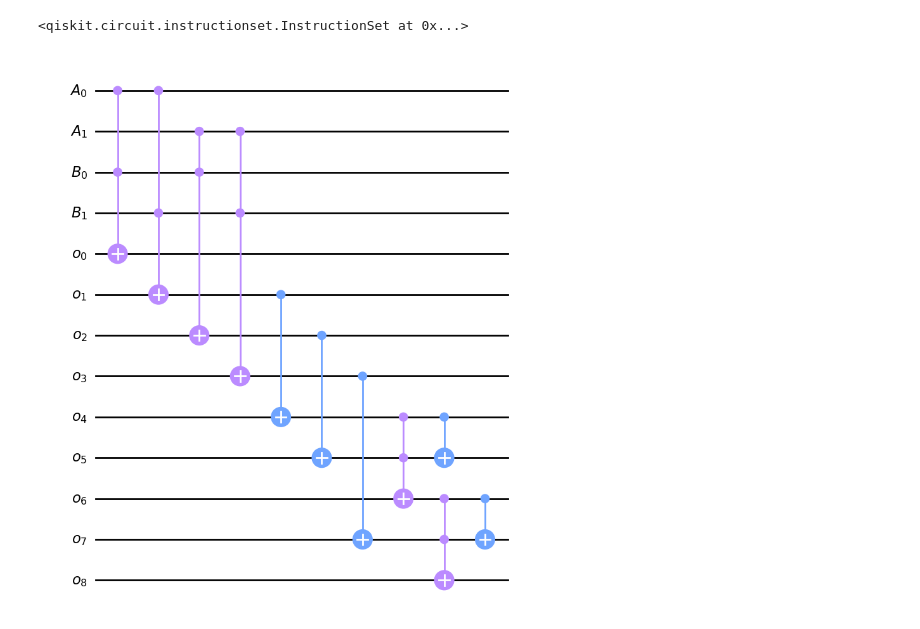
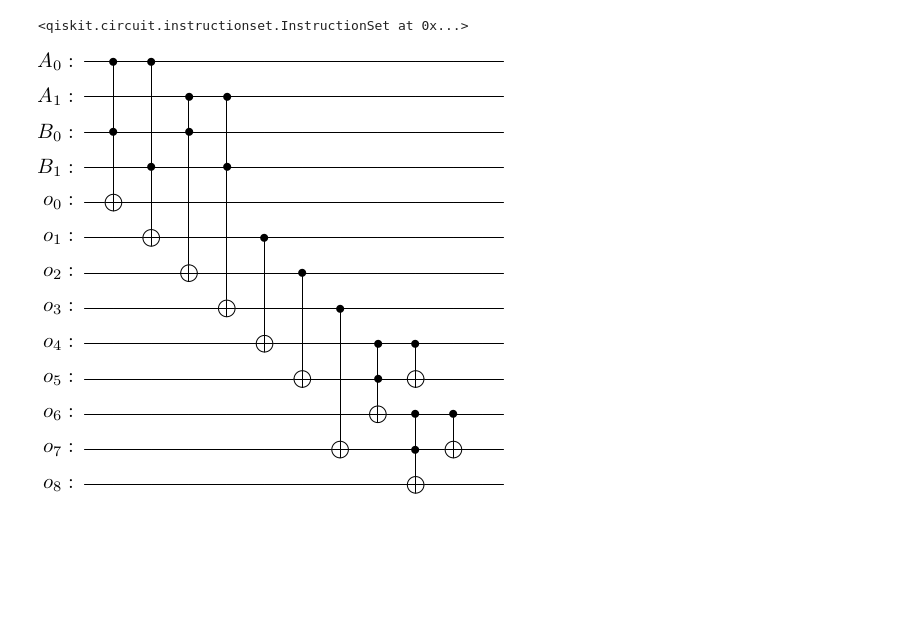
Before and after one commit to thanasis-tzimas/quantum-alu, a Jupyter notebook: binary_multiplication.ipynb, the cells around one changed output. Cells and saved outputs as stored; diff of their text form; code cells hidden in the pictures; blank space fills up the shorter version.

Commit message:
Updated README to note the dependencies for displaying LaTeX-related PDFs. Updated all `draw()` calls, to use 'latex' display method.

```diff
--- a/binary_multiplication.ipynb
+++ b/binary_multiplication.ipynb
@@ -29,6 +29,6 @@ C.cx(o[6], o[7])
 # %% [output]
 <qiskit.circuit.instructionset.InstructionSet at 0x...>
 # %%
-C.draw('mpl')
+C.draw('latex')
 # %% [output]
-[figure, old version]
+[figure, new version]
```
Also changed, not shown: 5 other files.
